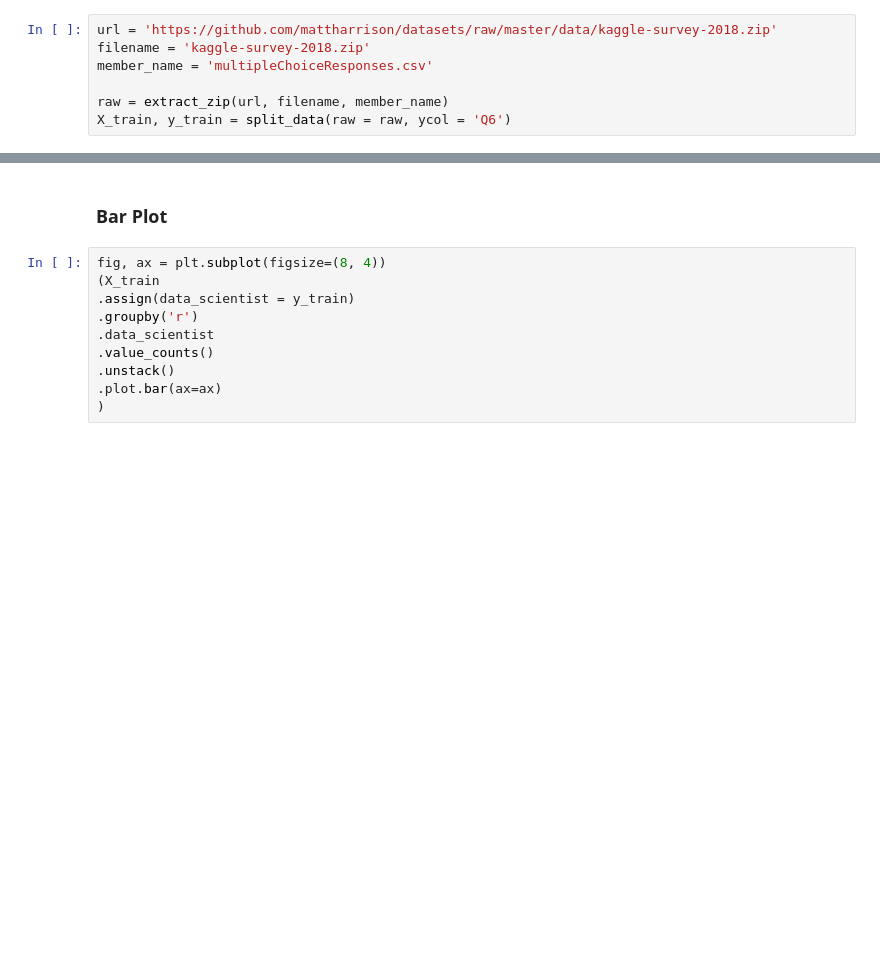
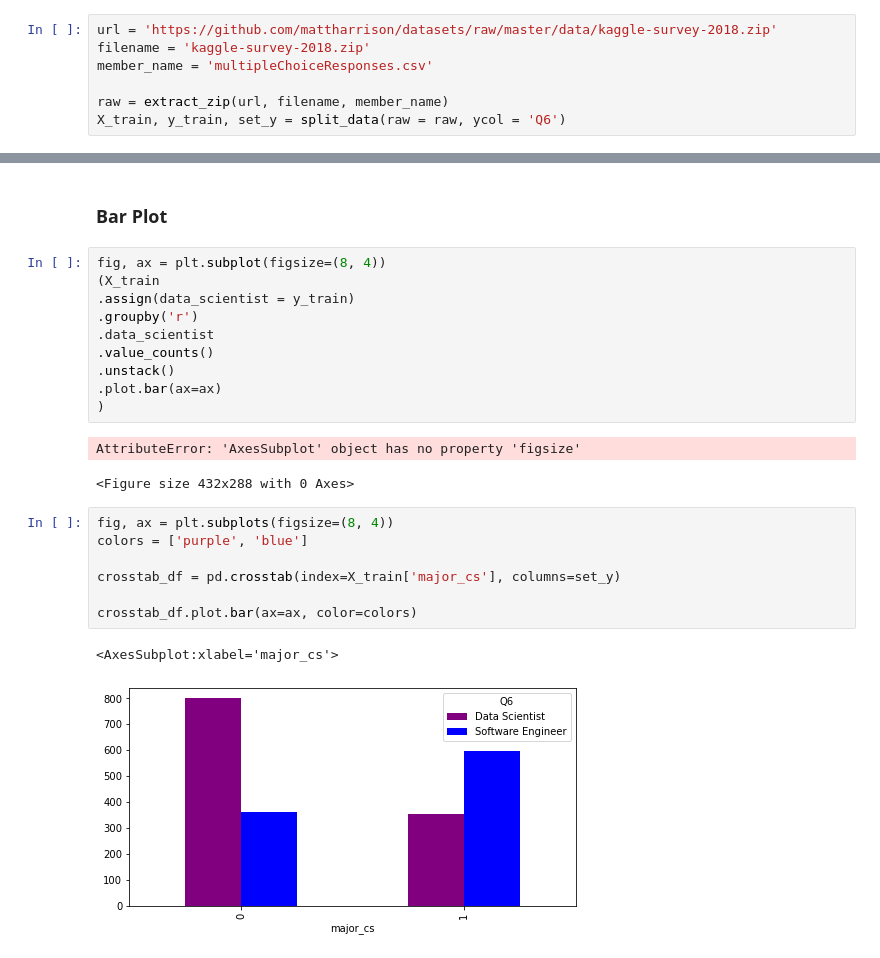
Before and after one commit to taniacsilva/Effective-XGBoost_book, a Jupyter notebook: model/eda.ipynb, the cells around one changed output, grey strips where cells are left out. Cells and saved outputs as stored; diff of their text form; blank space fills up the shorter version.

```diff
--- a/model/eda.ipynb
+++ b/model/eda.ipynb
@@ -11,7 +11,7 @@ filename = 'kaggle-survey-2018.zip'
 member_name = 'multipleChoiceResponses.csv'
 
 raw = extract_zip(url, filename, member_name)
-X_train, y_train = split_data(raw = raw, ycol = 'Q6')
+X_train, y_train, set_y = split_data(raw = raw, ycol = 'Q6')
 # %% [markdown]
 ### Correlation Matrix
 # %% [markdown]
@@ -63,3 +63,16 @@ fig, ax = plt.subplot(figsize=(8, 4))
 .unstack()
 .plot.bar(ax=ax)
 )
+# %% [output]
+AttributeError: 'AxesSubplot' object has no property 'figsize'
+<Figure size 432x288 with 0 Axes>
+# %%
+fig, ax = plt.subplots(figsize=(8, 4))
+colors = ['purple', 'blue']
+
+crosstab_df = pd.crosstab(index=X_train['major_cs'], columns=set_y)
+
+crosstab_df.plot.bar(ax=ax, color=colors)
+# %% [output]
+<AxesSubplot:xlabel='major_cs'>
+[figure, added]
```
Also changed, not shown: 1 other file.
